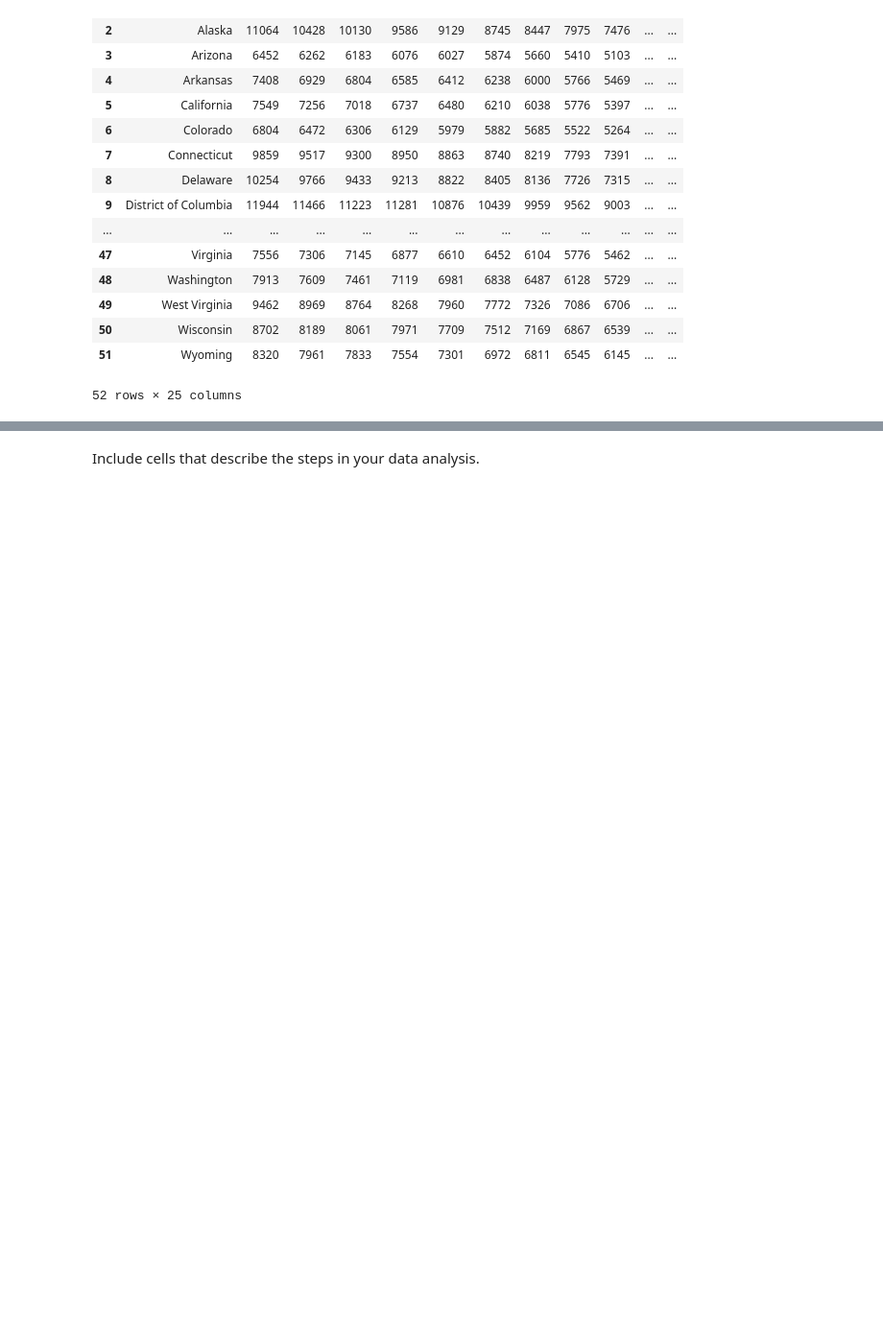
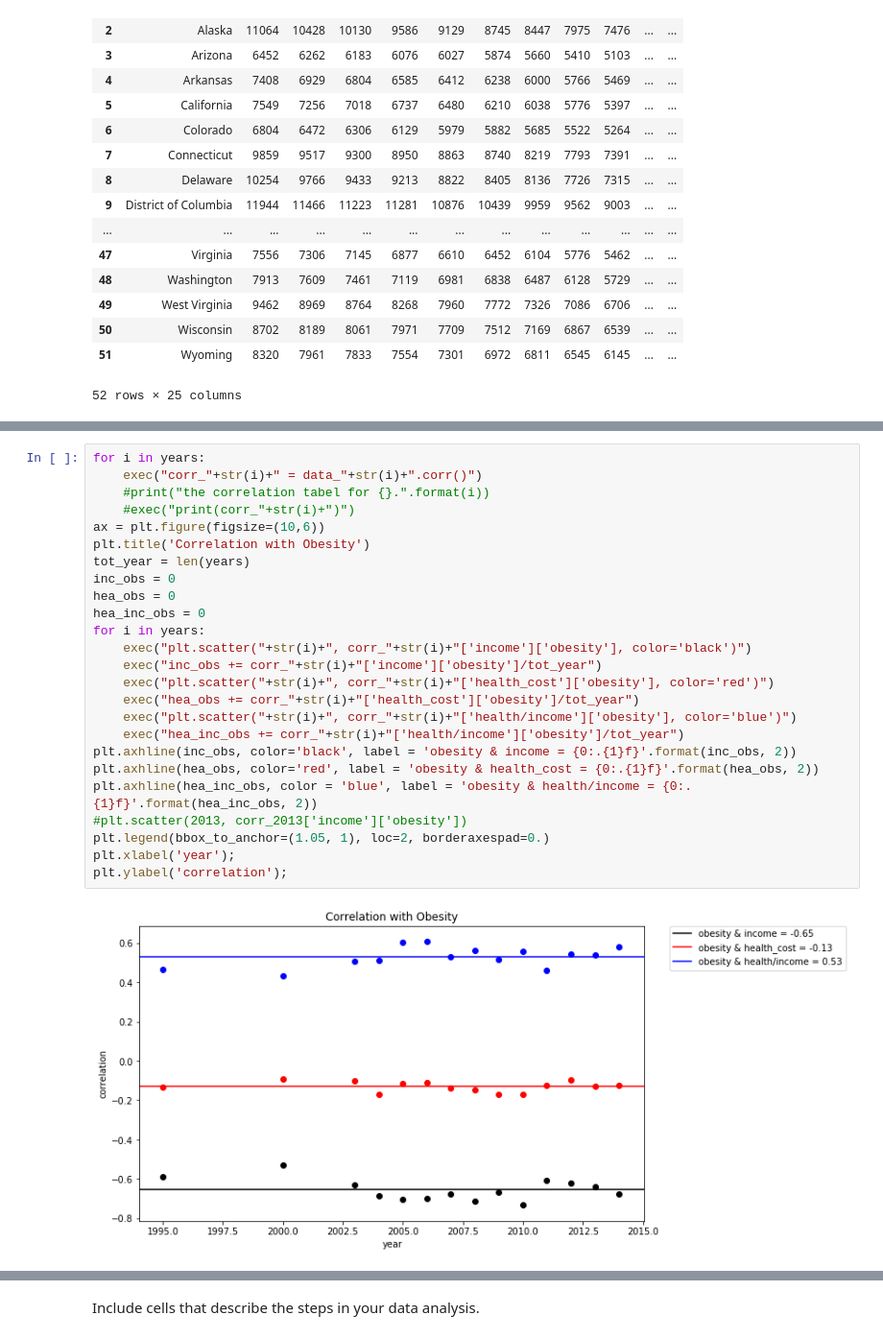
Before and after one commit to pcn006/Projects, a Jupyter notebook: FinalProject.ipynb, the cells around one changed output, grey strips where cells are left out. Shown at 96% size. Cells and saved outputs as stored; diff of their text form; blank space fills up the shorter version.

```diff
--- a/FinalProject.ipynb
+++ b/FinalProject.ipynb
@@ -172,3 +133,30 @@ corr_2010
+# %%
+for i in years:
+    exec("corr_"+str(i)+" = data_"+str(i)+".corr()")
+    #print("the correlation tabel for {}.".format(i))
+    #exec("print(corr_"+str(i)+")")
+ax = plt.figure(figsize=(10,6))
+plt.title('Correlation with Obesity')
+tot_year = len(years)
+inc_obs = 0
+hea_obs = 0
+hea_inc_obs = 0
+for i in years:
+    exec("plt.scatter("+str(i)+", corr_"+str(i)+"['income']['obesity'], color='black')")
+    exec("inc_obs += corr_"+str(i)+"['income']['obesity']/tot_year")
+    exec("plt.scatter("+str(i)+", corr_"+str(i)+"['health_cost']['obesity'], color='red')")
+    exec("hea_obs += corr_"+str(i)+"['health_cost']['obesity']/tot_year")
+    exec("plt.scatter("+str(i)+", corr_"+str(i)+"['health/income']['obesity'], color='blue')")
+    exec("hea_inc_obs += corr_"+str(i)+"['health/income']['obesity']/tot_year")
+plt.axhline(inc_obs, color='black', label = 'obesity & income = {0:.{1}f}'.format(inc_obs, 2))
+plt.axhline(hea_obs, color='red', label = 'obesity & health_cost = {0:.{1}f}'.format(hea_obs, 2))
+plt.axhline(hea_inc_obs, color = 'blue', label = 'obesity & health/income = {0:.{1}f}'.format(hea_inc_obs, 2))
+#plt.scatter(2013, corr_2013['income']['obesity'])
+plt.legend(bbox_to_anchor=(1.05, 1), loc=2, borderaxespad=0.)
+plt.xlabel('year');
+plt.ylabel('correlation');
+# %% [output]
+[figure, added]
 # %%
 #
 #  There is a weak correlation between the obesity rate and the percentage of healthcare in income
```
Also changed, not shown: parts of 8 cells of this notebook.
